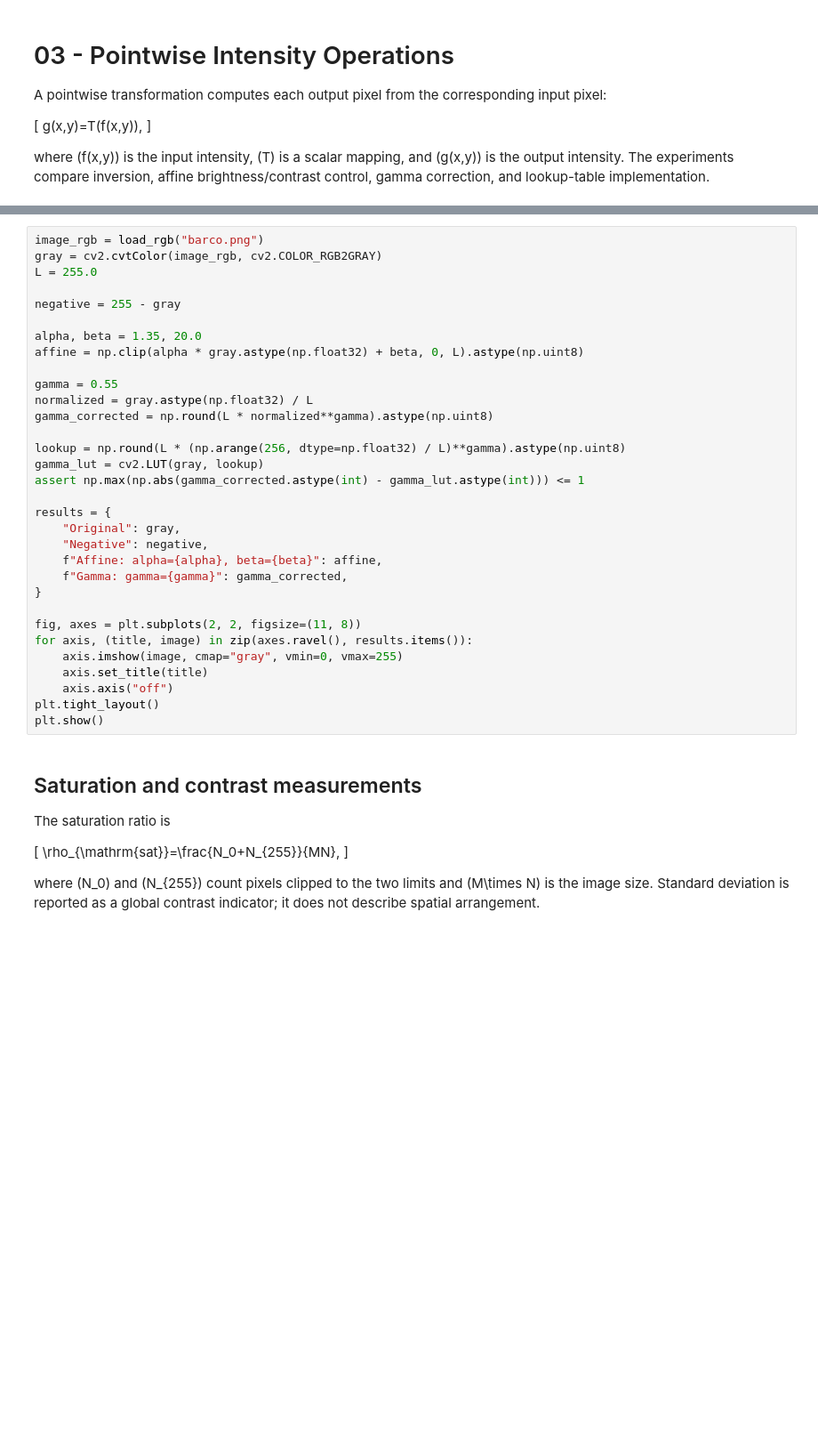
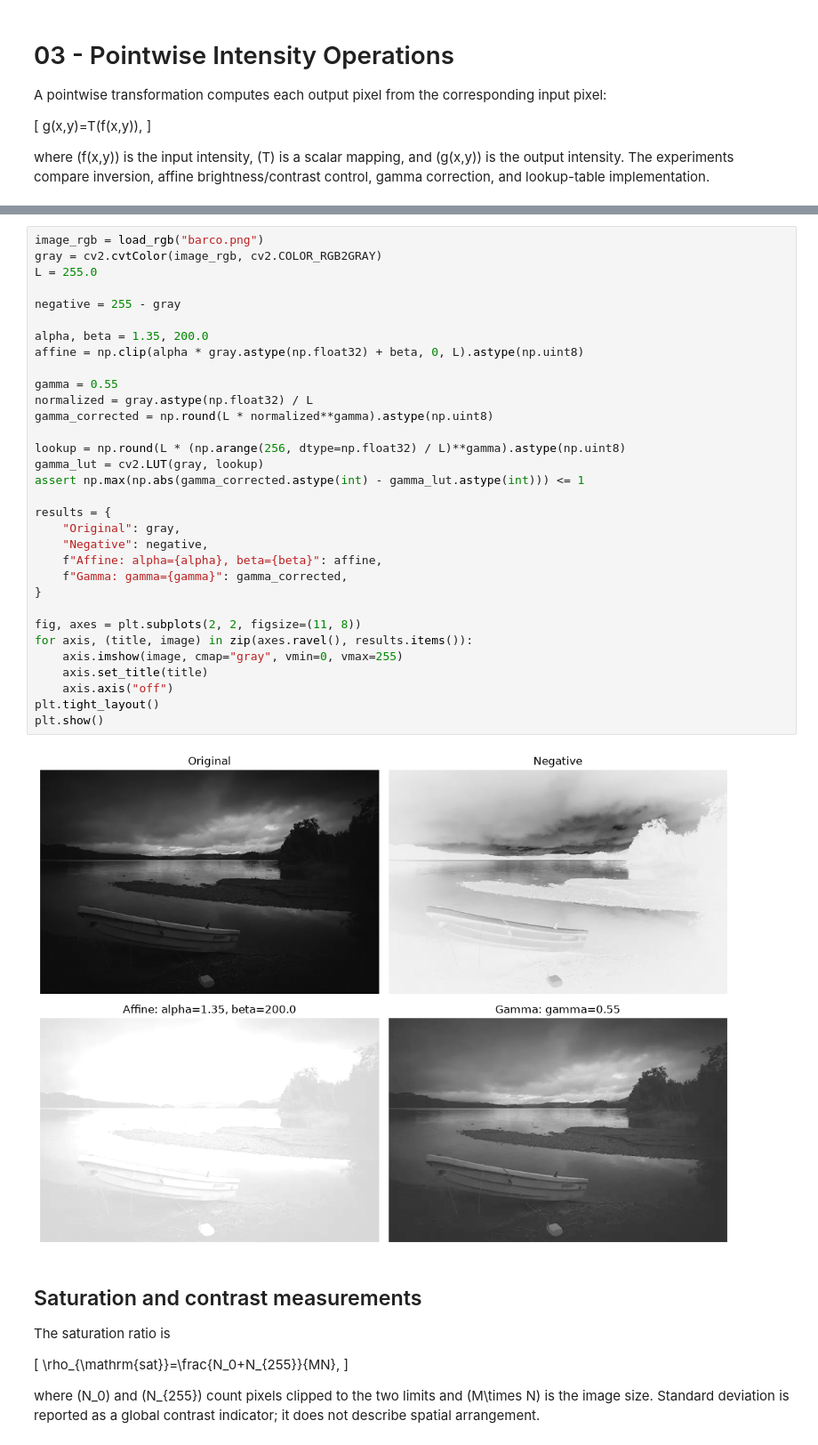
Before and after one commit to cesar-martinez-torres/LRT4012_Vision_en_Robotica, a Jupyter notebook: 03_pointwise_operations.ipynb, the cells around one changed output, grey strips where cells are left out. Shown at 89% size. Drawn from its saved outputs; the diff is of its cells as text; blank space fills up the shorter version.

```diff
--- a/03_pointwise_operations.ipynb
+++ b/03_pointwise_operations.ipynb
@@ -50,34 +54,36 @@ print(f"Student images: {STUDENT_IMAGES}")
 image_rgb = load_rgb("barco.png")
 gray = cv2.cvtColor(image_rgb, cv2.COLOR_RGB2GRAY)
 L = 255.0
 
 negative = 255 - gray
 
-alpha, beta = 1.35, 20.0
+alpha, beta = 1.35, 200.0
 affine = np.clip(alpha * gray.astype(np.float32) + beta, 0, L).astype(np.uint8)
 
 gamma = 0.55
 normalized = gray.astype(np.float32) / L
 gamma_corrected = np.round(L * normalized**gamma).astype(np.uint8)
 
 lookup = np.round(L * (np.arange(256, dtype=np.float32) / L)**gamma).astype(np.uint8)
 gamma_lut = cv2.LUT(gray, lookup)
 assert np.max(np.abs(gamma_corrected.astype(int) - gamma_lut.astype(int))) <= 1
 
 results = {
     "Original": gray,
     "Negative": negative,
     f"Affine: alpha={alpha}, beta={beta}": affine,
     f"Gamma: gamma={gamma}": gamma_corrected,
 }
 
 fig, axes = plt.subplots(2, 2, figsize=(11, 8))
 for axis, (title, image) in zip(axes.ravel(), results.items()):
     axis.imshow(image, cmap="gray", vmin=0, vmax=255)
     axis.set_title(title)
     axis.axis("off")
 plt.tight_layout()
 plt.show()
+# %% [output]
+[figure, added]
 # %% [markdown]
 ## Saturation and contrast measurements
 
```
Also changed, not shown: parts of 2 cells of this notebook, 5 other files.
